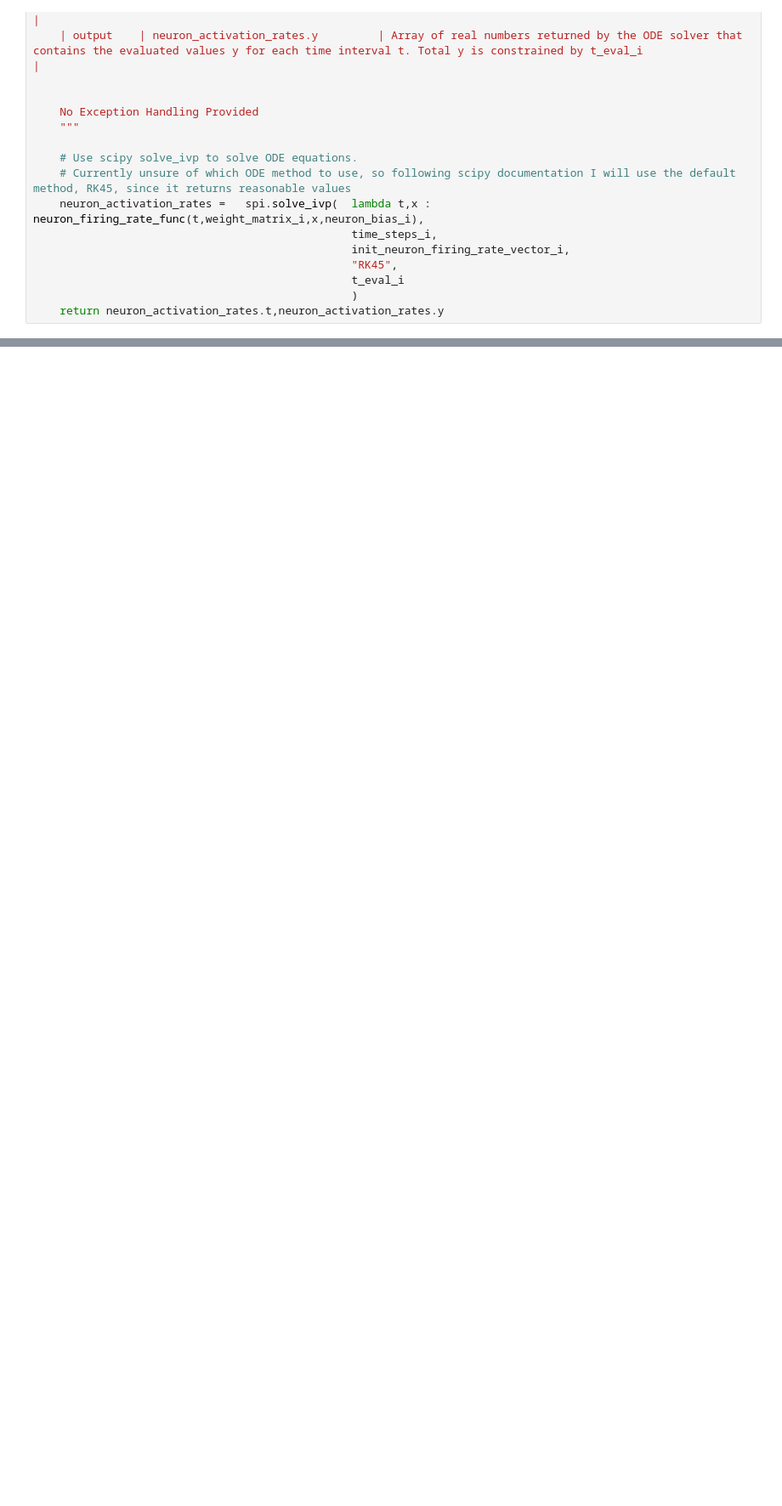
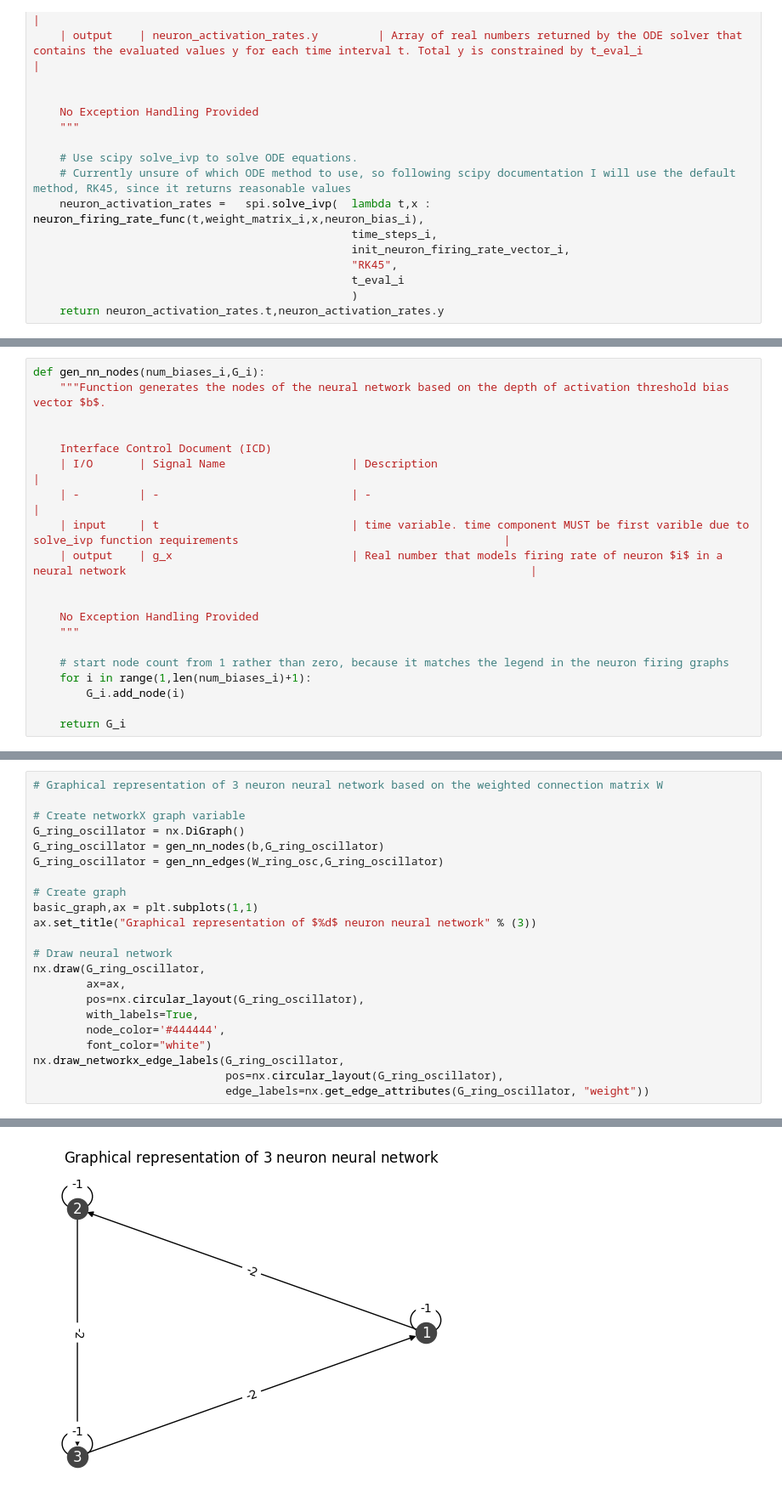
Before and after one commit to enriquea02/uw, a Jupyter notebook: eep502_analytical_methods_for_electrical_engineering/homework/final_diff_eqn_and_neural_networks_eantunano.ipynb, the cells around one changed output, grey strips where cells are left out. Shown at 85% size. Drawn from its saved outputs; the diff is of its cells as text; blank space fills up the shorter version.

```diff
--- a/eep502_analytical_methods_for_electrical_engineering/homework/final_diff_eqn_and_neural_networks_eantunano.ipynb
+++ b/eep502_analytical_methods_for_electrical_engineering/homework/final_diff_eqn_and_neural_networks_eantunano.ipynb
@@ -233,0 +232,20 @@ plt.show()
+# %%
+def gen_nn_nodes(num_biases_i,G_i):
+    """Function generates the nodes of the neural network based on the depth of activation threshold bias vector $b$.
+
+
+    Interface Control Document (ICD)
+    | I/O       | Signal Name                   | Description                                                                                                                       |
+    | -         | -                             | -                                                                                                                                 |
+    | input     | t                             | time variable. time component MUST be first varible due to solve_ivp function requirements                                        |
+    | output    | g_x                           | Real number that models firing rate of neuron $i$ in a neural network                                                             |
+
+
+    No Exception Handling Provided
+    """
+
+    # start node count from 1 rather than zero, because it matches the legend in the neuron firing graphs
+    for i in range(1,len(num_biases_i)+1):
+        G_i.add_node(i)
+
+    return G_i
@@ -233,0 +276,23 @@ plt.show()
+# %%
+# Graphical representation of 3 neuron neural network based on the weighted connection matrix W
+
+# Create networkX graph variable
+G_ring_oscillator = nx.DiGraph()
+G_ring_oscillator = gen_nn_nodes(b,G_ring_oscillator)
+G_ring_oscillator = gen_nn_edges(W_ring_osc,G_ring_oscillator)
+
+# Create graph
+basic_graph,ax = plt.subplots(1,1)
+ax.set_title("Graphical representation of $%d$ neuron neural network" % (3))
+
+# Draw neural network
+nx.draw(G_ring_oscillator,
+        ax=ax,
+        pos=nx.circular_layout(G_ring_oscillator),
+        with_labels=True,
+        node_color='#444444',
+        font_color="white")
+nx.draw_networkx_edge_labels(G_ring_oscillator,
+                             pos=nx.circular_layout(G_ring_oscillator),
+                             edge_labels=nx.get_edge_attributes(G_ring_oscillator, "weight"))
+# %% [output]
@@ -234,3 +305,4 @@ plt.show()
+[figure, added]
 # %%
 # Define the nonlinearity g(x)
 def g(x):
```
Also changed, not shown: parts of 8 cells of this notebook.
